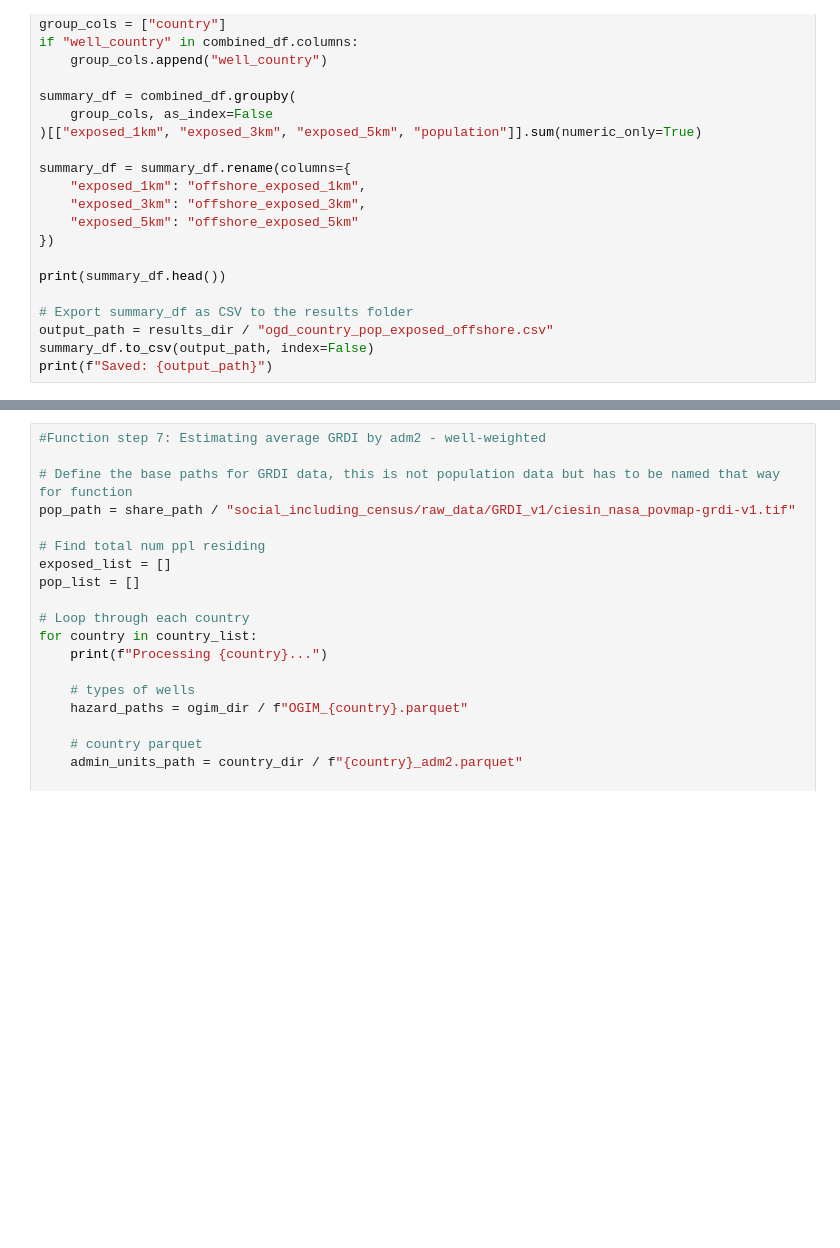
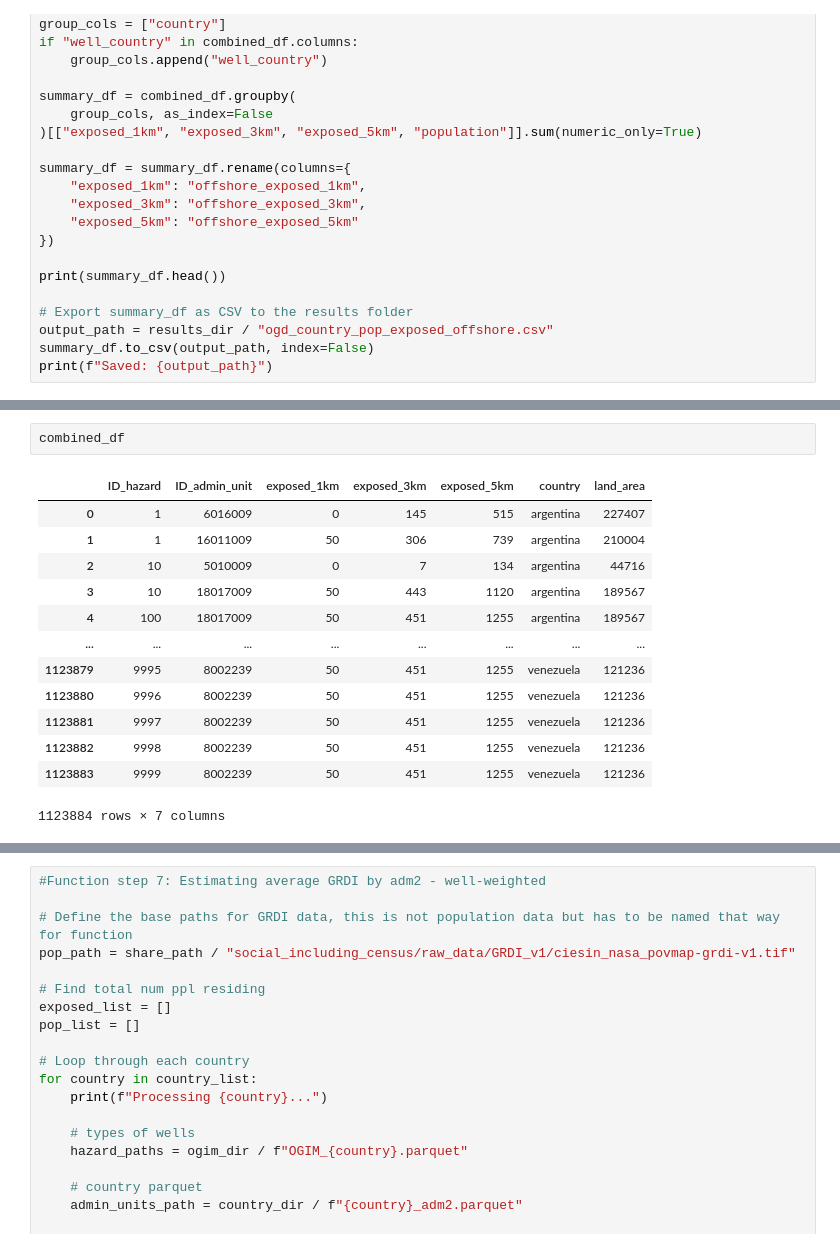
Before and after one commit to nina-flores/ogd, a Jupyter notebook: code/01_popexposure/01b_popexposure_analysis.ipynb, the cells around one changed output, grey strips where cells are left out. Drawn from its saved outputs; the diff is of its cells as text; blank space fills up the shorter version.

```diff
--- a/code/01_popexposure/01_popexposure_analysis.ipynb
+++ b/code/01_popexposure/01b_popexposure_analysis.ipynb
@@ -556 +724,17 @@ print(f"Saved country-level summary: {country_output_path}")
+# %%
+combined_df
+# %% [output]
+|  | ID_hazard | ID_admin_unit | exposed_1km | exposed_3km | exposed_5km | country | land_area |
+| 0 | 1 | 6016009 | 0 | 145 | 515 | argentina | 227407 |
+| 1 | 1 | 16011009 | 50 | 306 | 739 | argentina | 210004 |
+| 2 | 10 | 5010009 | 0 | 7 | 134 | argentina | 44716 |
+| 3 | 10 | 18017009 | 50 | 443 | 1120 | argentina | 189567 |
+| 4 | 100 | 18017009 | 50 | 451 | 1255 | argentina | 189567 |
+| ... | ... | ... | ... | ... | ... | ... | ... |
+| 1123879 | 9995 | 8002239 | 50 | 451 | 1255 | venezuela | 121236 |
+| 1123880 | 9996 | 8002239 | 50 | 451 | 1255 | venezuela | 121236 |
+| 1123881 | 9997 | 8002239 | 50 | 451 | 1255 | venezuela | 121236 |
+| 1123882 | 9998 | 8002239 | 50 | 451 | 1255 | venezuela | 121236 |
+| 1123883 | 9999 | 8002239 | 50 | 451 | 1255 | venezuela | 121236 |
+1123884 rows × 7 columns
 # %%
```
Also changed, not shown: parts of 5 cells of this notebook, 2 other files.
